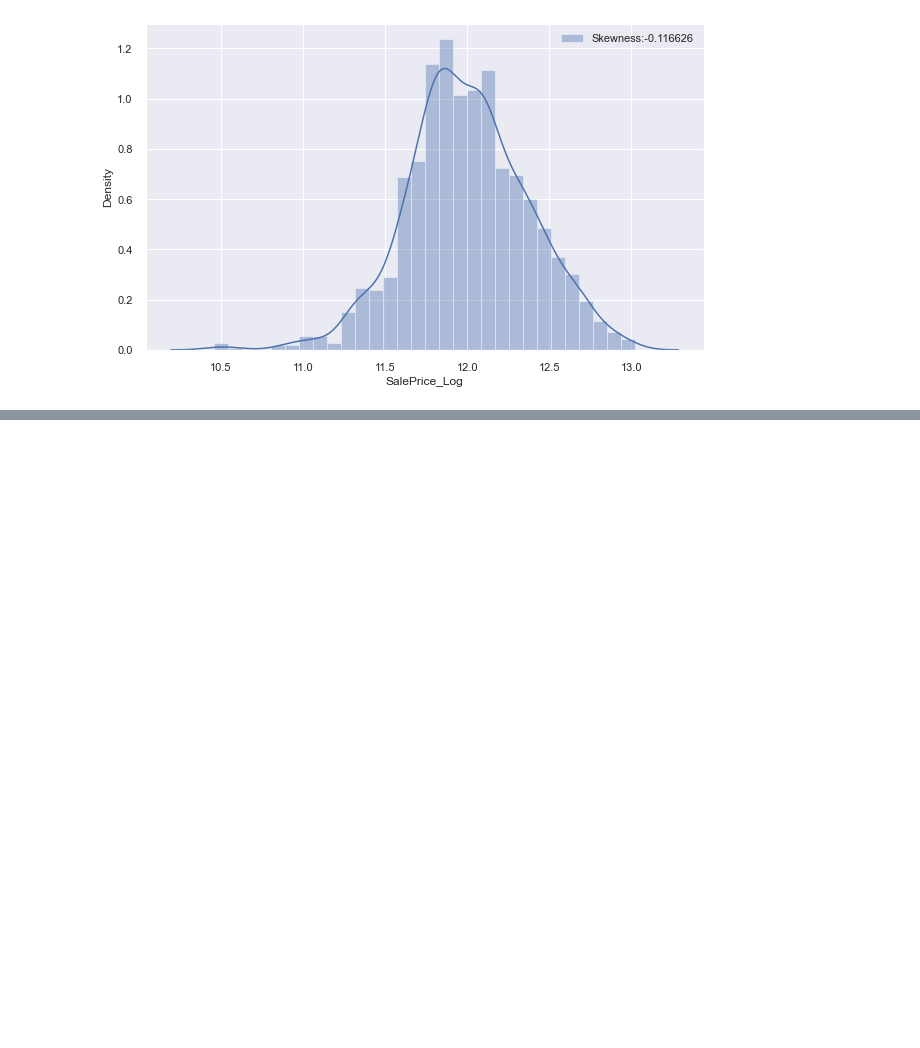
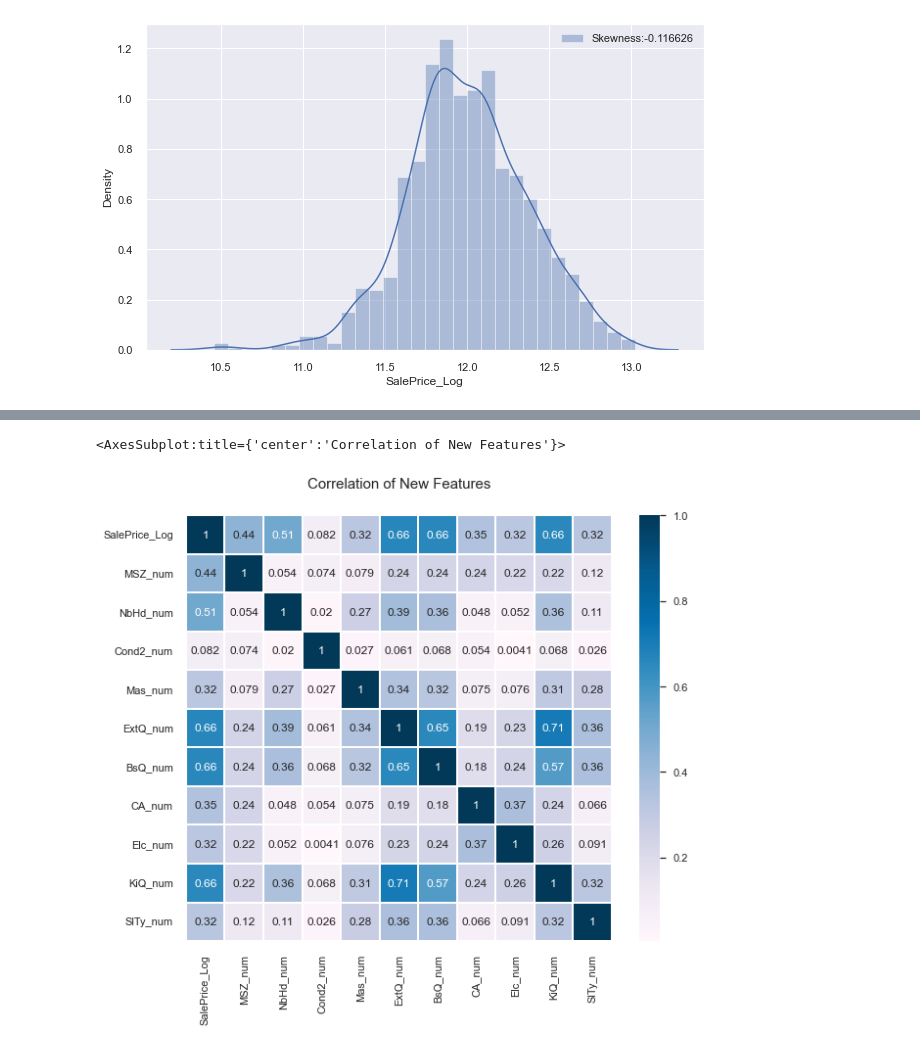
Before and after one commit to YongwoonHwang/Class, a Jupyter notebook: house-prices-advanced-regression-techniques/house_prices.ipynb, the cells around one changed output, grey strips where cells are left out. Cells and saved outputs as stored; diff of their text form; code cells hidden in the pictures; blank space fills up the shorter version.

```diff
--- a/house-prices-advanced-regression-techniques/house_prices.ipynb
+++ b/house-prices-advanced-regression-techniques/house_prices.ipynb
@@ -482,0 +700,13 @@ Kurtosis: 0.537382
+# %%
+# 변환하여 새로 만들어진 numerical feature들 또한 Heat Map을 그려봅니다.
+# NbHd_num, ExtQ_num, BsQ_num, KiQ_num를 제외하고는 SalePrice_Log와 큰 상관관계가 있는 열은 거의 없습니다.
+
+new_col_HM = df_train[['SalePrice_Log', 'MSZ_num', 'NbHd_num', 'Cond2_num', 'Mas_num', 'ExtQ_num', 'BsQ_num', 'CA_num', 'Elc_num', 'KiQ_num', 'SlTy_num']]
+
+colormap = plt.cm.PuBu
+plt.figure(figsize=(10,8))
+plt.title("Correlation of New Features", y = 1.05, size = 15)
+sns.heatmap(new_col_HM.corr(), linewidths = 0.1, vmax = 1.0, square = True, cmap = colormap, linecolor = "white", annot = True, annot_kws = {"size" : 12})
+# %% [output]
+<AxesSubplot:title={'center':'Correlation of New Features'}>
+[figure, added]
```
Also changed, not shown: parts of 36 cells of this notebook, 1 other file.
